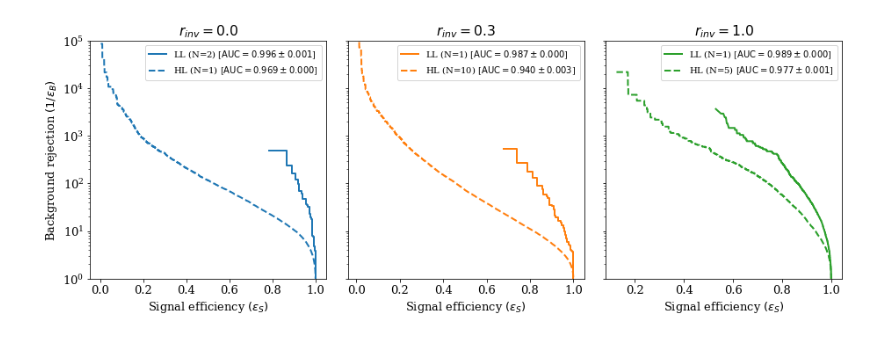
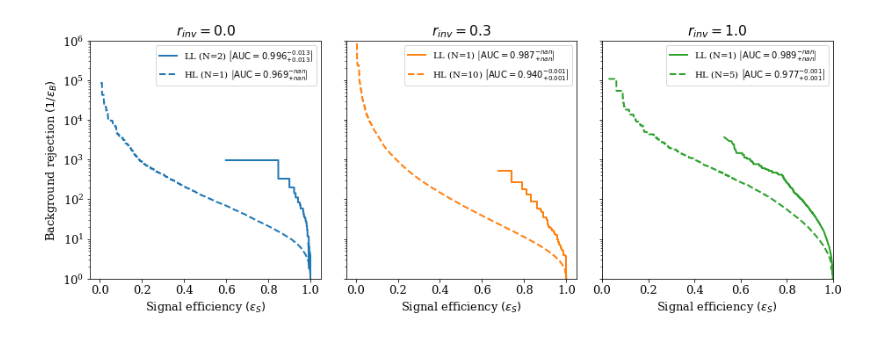
Before and after one commit to taylorFaucett/semi-visible-jets-ML, a Jupyter notebook: analysis/LL_HL_rocPlot.ipynb, the cells around one changed output. Cells and saved outputs as stored; diff of their text form; code cells hidden in the pictures.

Commit message:
formatting sherpa/bootstrap code (no changes to function)

```diff
--- a/analysis/LL_HL_rocPlot.ipynb
+++ b/analysis/LL_HL_rocPlot.ipynb
@@ -2,63 +2,81 @@
 import matplotlib.pyplot as plt
 import matplotlib
 import pandas as pd
 import numpy as np
-from scipy import signal
 import pathlib
+import scipy.stats
+
 path = pathlib.Path.cwd()
+np.seterr(divide='ignore')
 
 plt.rcParams["font.family"] = "serif"
 matplotlib.rcParams.update({'font.size': 13})
+
+def mean_confidence_interval(data, confidence=0.95):
+    a = 1.0 * np.array(data)
+    n = len(a)
+    m, se = np.mean(a), scipy.stats.sem(a)
+    h = se * scipy.stats.t.ppf((1 + confidence) / 2., n-1)
+    return m, m-h, m+h
+
+def average_curve(arrs):
+    lens = [len(i) for i in arrs]
+    arr = np.ma.empty((np.max(lens),len(arrs)))
+    arr.mask = True
+    for idx, l in enumerate(arrs):
+        arr[:len(l),idx] = l
+    return arr.mean(axis = -1)
 
 rinvs = ["0p0", "0p3", "1p0"]
 data_types = ["LL", "HL"]
 colors = ["tab:blue", "tab:orange", "tab:green"]
 
 bkgRej_log = True
 
 for bkgRej_log in (True, False):
     fig, axs = plt.subplots(1, 3, figsize=(13, 5), sharey=True)
     for rix, rinv in enumerate(rinvs):
         for data_type in data_types:
             auc_file = path.parent / f'{data_type}_training' / 'bootstrap_results' / rinv / 'aucs.csv'
             if auc_file.exists():
                 aucs = pd.read_csv(auc_file).auc.values
-                auc_avg, auc_ci = np.mean(aucs), np.percentile(aucs, (2.5, 97.5))
-                auc_ci_max = max(np.abs(auc_ci[0] - auc_avg), np.abs(auc_ci[1] - auc_avg))
+                auc_avg, auc_min, auc_max = mean_confidence_interval(aucs)
                 roc_path = path.parent / f'{data_type}_training' / 'bootstrap_results' / rinv / 'roc'
+                xs, ys = [], []
                 for ix, (roc_file, auc) in enumerate(zip(list(roc_path.glob('*')), aucs)):
                     roc_df = pd.read_csv(roc_file, index_col=0)
-                    rinv_str = rinv.replace("p", ".")
-                    if data_type == "HL":
-                        ls = "--"
-                    else:
-                        ls = "-"
-                    label = '%s (N=%s) [$\mathrm{AUC} = %0.3f \pm %0.3f$]' %(data_type, len(aucs), auc_avg, auc_ci_max)
-                    alpha = 1
-                    axs[rix].set_title("$r_{inv} = %s$" %rinv_str)
-                    if bkgRej_log:
-                        axs[rix].plot(roc_df.sig_eff, 1. / roc_df.bkg_eff, lw=2, color=colors[rix], alpha=alpha, linestyle=ls, label=label)
-                        axs[0].set_ylabel('Background rejection $(1 / \epsilon_B)$')
-                        plt.yscale('log')
-                        plt.ylim(bottom=1, top=1e5)
-                        axs[rix].legend(loc='upper right', fontsize="10")
-                        plt.savefig(path.parent / "figures" / "bootstrap_roc.png")
-                        plt.savefig(path.parent / "figures" / "bootstrap_roc.pdf")
-                    else:
-                        axs[rix].plot([1,0], [0,1], lw=2, color="k", linestyle="dotted")
-                        axs[rix].plot(roc_df.sig_eff, 1. - roc_df.bkg_eff, lw=2, color=colors[rix], alpha=alpha, linestyle=ls, label=label)
-                        axs[0].set_ylabel('Background rejection $(1 - \epsilon_B)$')
-                        axs[rix].legend(loc='lower left', fontsize="10")
-                        axs[rix].set_aspect('equal')
-                        plt.savefig(path.parent / "figures" / "log_bootstrap_roc.png")
-                        plt.savefig(path.parent / "figures" / "log_bootstrap_roc.pdf")
-                    axs[rix].set_xlabel('Signal efficiency $(\epsilon_S)$')
-                    #axs[rix].set_xlim(left=0, right=1)
-                    if ix == 0:
-                        break
+                    xs.append(roc_df.sig_eff.values)
+                    ys.append(roc_df.bkg_eff.values)
+                x = average_curve(xs)
+                y = average_curve(ys)
 
-
+                rinv_str = rinv.replace("p", ".")
+                if data_type == "HL":
+                    ls = "--"
+                else:
+                    ls = "-"
+                label = '%s (N=%s) $\\left[\mathrm{AUC} = %0.3f_{+%0.3f}^{-%0.3f}\\right]$' %(data_type, len(aucs), auc_avg, np.abs(auc_min-auc_avg), np.abs(auc_max-auc_avg))
+                axs[rix].set_title("$r_{inv} = %s$" %rinv_str)
+                if bkgRej_log:
+                    axs[rix].plot(x, 1. / y, lw=2, color=colors[rix], alpha=1, linestyle=ls, label=label)
+#                     axs[rix].fill_between(x, 1. / y_min, 1. / y_max, lw=2, color=colors[rix], alpha=0.2)
+                    axs[0].set_ylabel('Background rejection $(1 / \epsilon_B)$')
+                    plt.yscale('log')
+                    plt.xlim(left=0, right=1)
+                    plt.ylim(bottom=1, top=1e6)
+                    axs[rix].legend(loc='upper right', fontsize="10")
+                    plt.savefig(path.parent / "figures" / "bootstrap_roc.png")
+                    plt.savefig(path.parent / "figures" / "bootstrap_roc.pdf")
+                else:
+                    axs[rix].plot([1,0], [0,1], lw=2, color="k", linestyle="dotted")
+                    axs[rix].plot(x, 1. - y, lw=2, color=colors[rix], alpha=1, linestyle=ls, label=label)
+                    axs[0].set_ylabel('Background rejection $(1 - \epsilon_B)$')
+                    axs[rix].legend(loc='lower left', fontsize="10")
+                    axs[rix].set_aspect('equal')
+                    plt.savefig(path.parent / "figures" / "log_bootstrap_roc.png")
+                    plt.savefig(path.parent / "figures" / "log_bootstrap_roc.pdf")
+                axs[rix].set_xlabel('Signal efficiency $(\epsilon_S)$')
     plt.subplots_adjust(wspace=0.1)
     plt.tight_layout()
 # %% [output]
-[figure, old version]
+[figure, new version]
```
Also changed, not shown: parts of 1 cell of this notebook, 5 other files.
